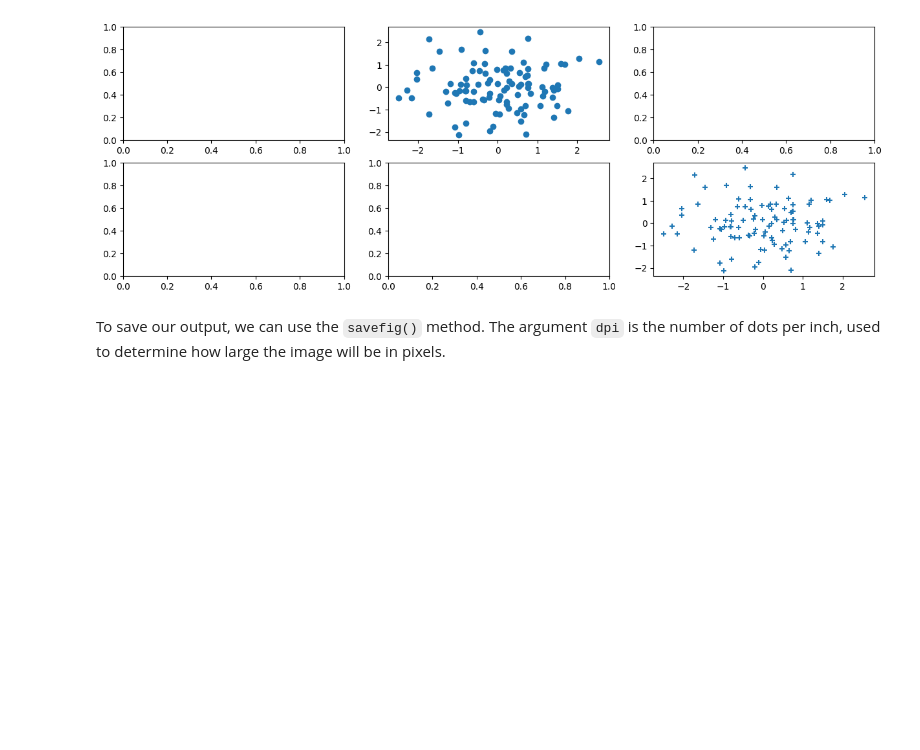
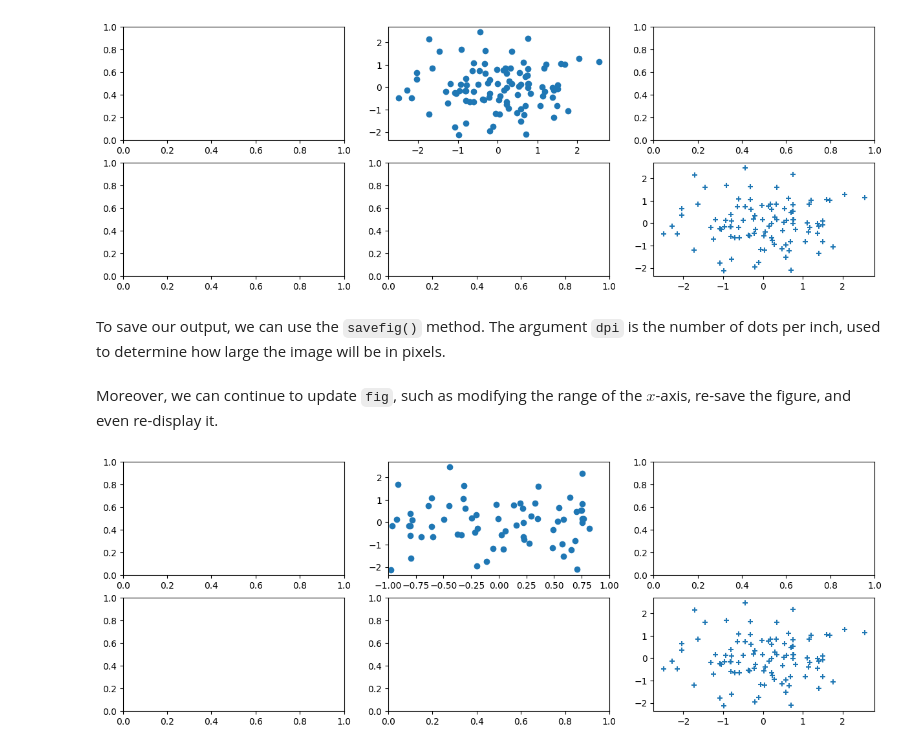
Before and after one commit to justingroves/ISLP, a Jupyter notebook: Jupyter Labs/Chapter 2 Statistical Learning/2.3 Introduction to Python.ipynb, the cells around one changed output. Drawn from its saved outputs; the diff is of its cells as text; code cells hidden in the pictures; blank space fills up the shorter version.

Commit message:
Add: Completed section 2.3.4 on basic plotting

```diff
--- a/Jupyter Labs/Chapter 2 Statistical Learning/2.3 Introduction to Python.ipynb
+++ b/Jupyter Labs/Chapter 2 Statistical Learning/2.3 Introduction to Python.ipynb
@@ -478,3 +478,11 @@ To save our output, we can use the `savefig()` method. The argument `dpi` is the
 # %%
 fig.savefig("Figure.png", dpi=400)
 fig.savefig("Figure.pdf", dpi=200)
+# %% [markdown]
+Moreover, we can continue to update `fig`, such as modifying the range of the $x$-axis, re-save the figure, and even re-display it.
+# %%
+axes[0,1].set_xlim([-1,1])
+fig.savefig('Figure_updated.jpg')
+fig
+# %% [output]
+[figure, added]
```
Also changed, not shown: parts of 10 cells of this notebook, 2 other files.
